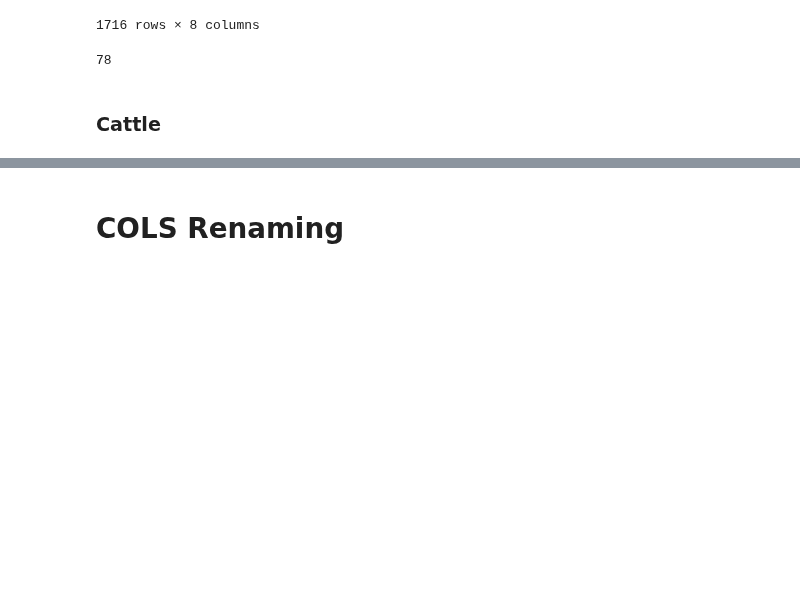
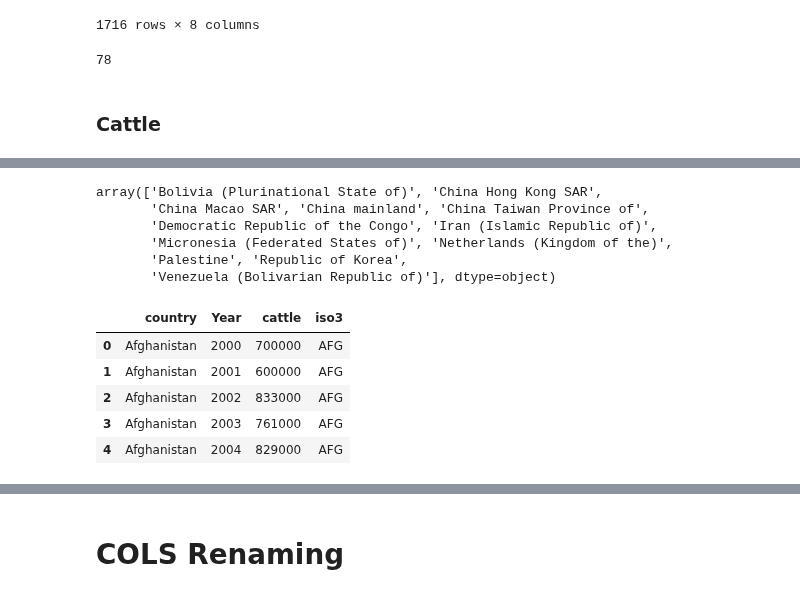
Before and after one commit to ZeliaDec/DataScience, a Jupyter notebook: Data_Notebook.ipynb, the cells around one changed output, grey strips where cells are left out. Drawn from its saved outputs; the diff is of its cells as text; code cells hidden in the pictures; blank space fills up the shorter version.

```diff
--- a/Data_Notebook.ipynb
+++ b/Data_Notebook.ipynb
@@ -844,0 +770,6 @@ last_df["Country"].nunique()
+# %%
+value_counts_per_area = cattle.groupby("country")["Number of Cattle"].count()
+
+# Filter to get only the areas where the count is not equal to 22
+areas_not_equal_to_22 = value_counts_per_area[value_counts_per_area < 22].index
+areas_not_equal_to_22
@@ -844,0 +791,10 @@ last_df["Country"].nunique()
+# %%
+cattle['iso3'] = cattle['country'].apply(get_iso3)
+cattle[cattle['iso3'].isnull()]["country"].unique()
+# %% [output]
+array(['Bolivia (Plurinational State of)', 'China Hong Kong SAR',
+       'China Macao SAR', 'China mainland', 'China Taiwan Province of',
+       'Democratic Republic of the Congo', 'Iran (Islamic Republic of)',
+       'Micronesia (Federated States of)', 'Netherlands (Kingdom of the)',
+       'Palestine', 'Republic of Korea',
+       'Venezuela (Bolivarian Republic of)'], dtype=object)
@@ -844,0 +818,14 @@ last_df["Country"].nunique()
+# %%
+cattle['iso3'] = cattle['country'].apply(get_iso3)
+cattle = cattle.dropna()
+cattle = cattle.reset_index()
+cattle.drop('index', axis=1, inplace=True)
+cattle.rename(columns={'Number of Cattle':'cattle', 'year':'Year'}, inplace=True)
+cattle.head()
+# %% [output]
+|  | country | Year | cattle | iso3 |
+| 0 | Afghanistan | 2000 | 700000 | AFG |
+| 1 | Afghanistan | 2001 | 600000 | AFG |
+| 2 | Afghanistan | 2002 | 833000 | AFG |
+| 3 | Afghanistan | 2003 | 761000 | AFG |
+| 4 | Afghanistan | 2004 | 829000 | AFG |
```
Also changed, not shown: parts of 13 cells of this notebook, 1 other file.
